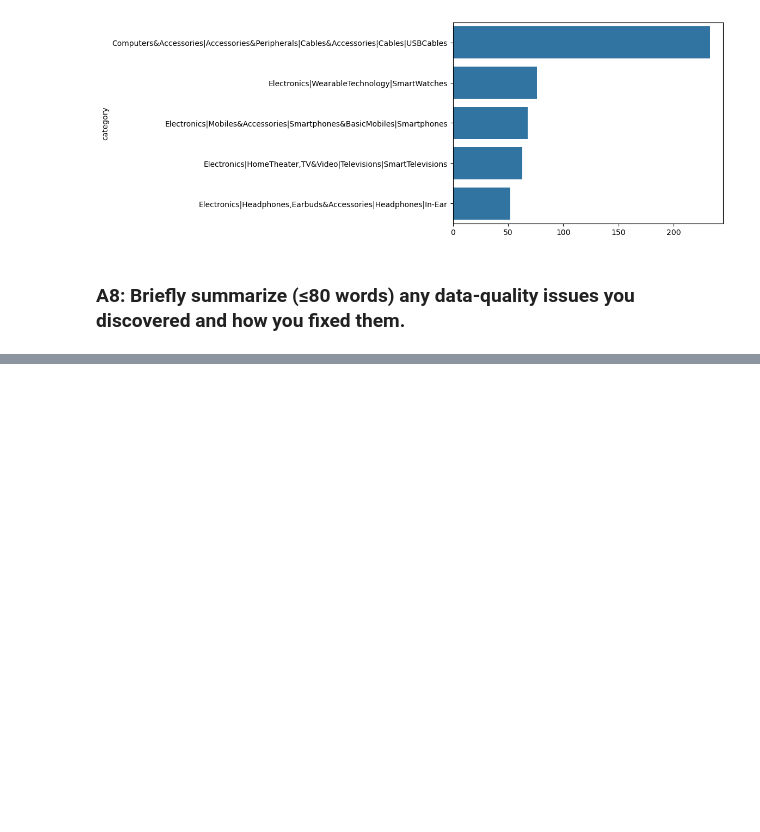
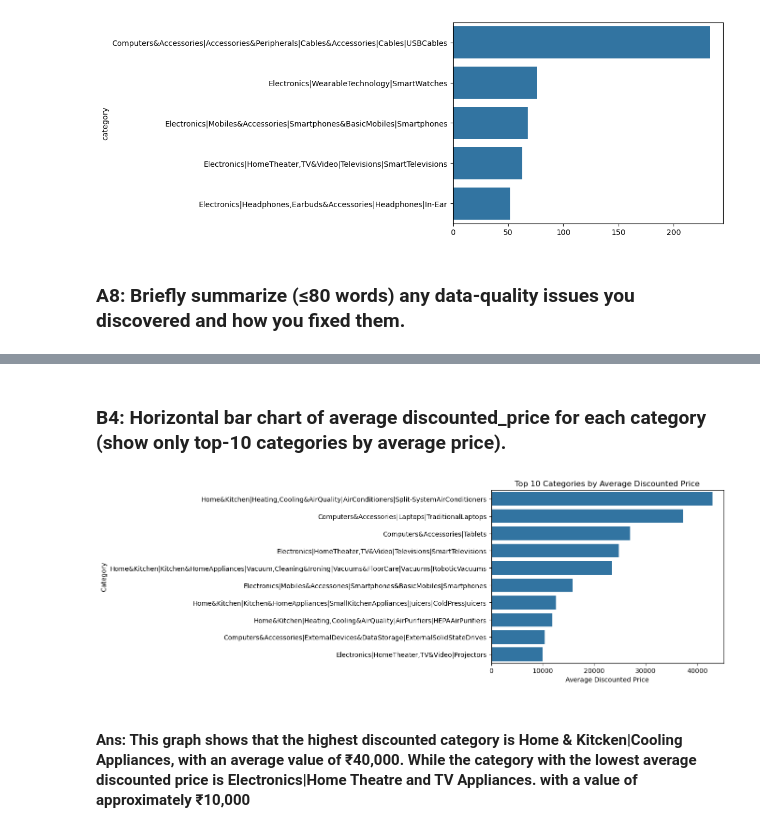
Before and after one commit to yabswannalearn/random_jupyter, a Jupyter notebook: Prelims_SoftDes/EDA.ipynb, the cells around one changed output, grey strips where cells are left out. Cells and saved outputs as stored; diff of their text form; code cells hidden in the pictures; blank space fills up the shorter version.

```diff
--- a/Prelims_SoftDes/EDA.ipynb
+++ b/Prelims_SoftDes/EDA.ipynb
@@ -172,0 +218,17 @@ plt.show()
+# %% [markdown]
+### B4: Horizontal bar chart of average discounted_price for each category (show only top-10 categories by average price).
+# %%
+
+avg_price_cat = df.groupby('category')['discounted_price'].mean()
+
+top_10_avg_price_cat = avg_price_cat.sort_values(ascending=False).head(10)
+
+sns.barplot(x=top_10_avg_price_cat.values, y=top_10_avg_price_cat.index)
+plt.title('Top 10 Categories by Average Discounted Price')
+plt.xlabel('Average Discounted Price')
+plt.ylabel('Category')
+plt.show()
+# %% [output]
+[figure, added]
+# %% [markdown]
+#### Ans: This graph shows that the highest discounted category is Home & Kitcken|Cooling Appliances, with an average value of ₹40,000. While the category with the lowest average discounted price is Electronics|Home Theatre and TV Appliances. with a value of approximately ₹10,000
```
Also changed, not shown: parts of 11 cells of this notebook.
